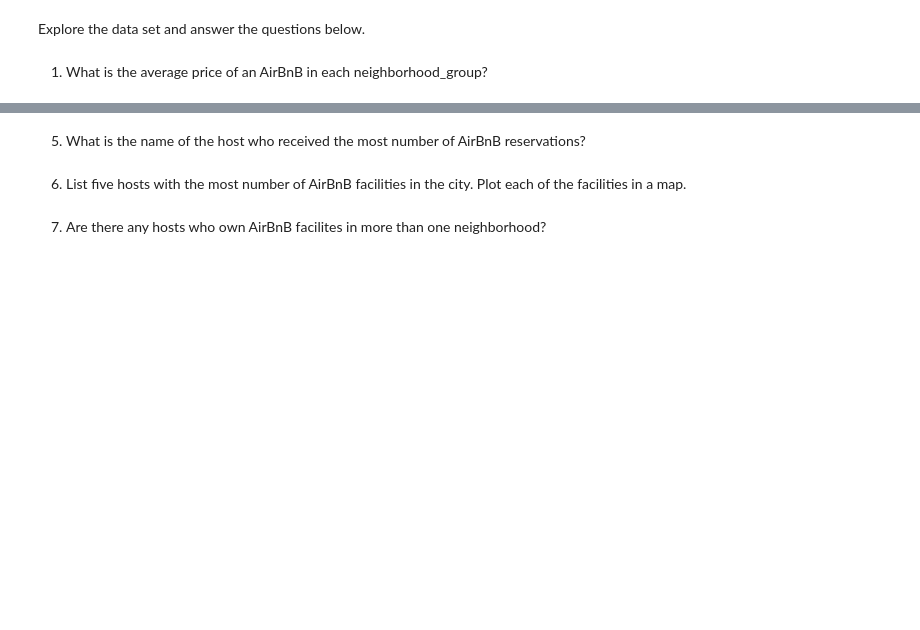
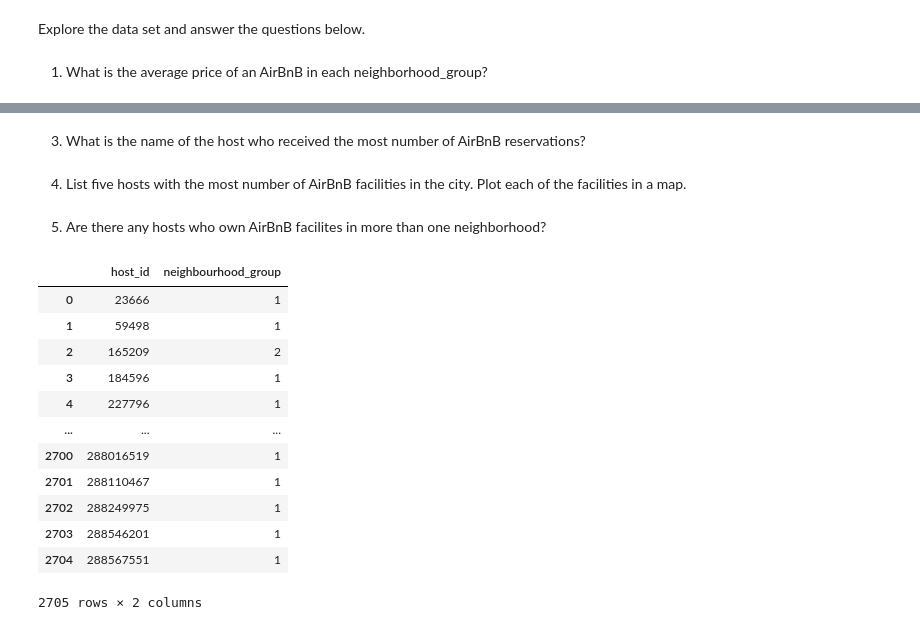
Before and after one commit to tharina11/Machine-Learning-Projects, a Jupyter notebook: 3. Singapore Airbnb data Exploratory Data Analysis/AirBnB_EDA.ipynb, the cells around one changed output, grey strips where cells are left out. Saved outputs shown, nothing was run; the diff lists cells and outputs as text; code cells hidden in the pictures; blank space fills up the shorter version.

Commit message:
Answers for 3 questions
Answered 3 questions on the AirBnB facilities

```diff
--- a/3. Singapore Airbnb data Exploratory Data Analysis/AirBnB_EDA.ipynb
+++ b/3. Singapore Airbnb data Exploratory Data Analysis/AirBnB_EDA.ipynb
@@ -248,6 +264,24 @@ Explore the data set and answer the questions below.
 # %% [markdown]
-5. What is the name of the host who received the most number of AirBnB reservations?
+3. What is the name of the host who received the most number of AirBnB reservations?
 # %% [markdown]
-6. List five hosts with the most number of AirBnB facilities in the city. Plot each of the facilities in a map.
+4. List five hosts with the most number of AirBnB facilities in the city. Plot each of the facilities in a map.
 # %% [markdown]
-7. Are there any hosts who own AirBnB facilites in more than one neighborhood?
+5. Are there any hosts who own AirBnB facilites in more than one neighborhood?
+# %%
+# Group data by host id and get unique neighborhood group for each host id
+grouped = data.groupby('host_id', as_index=False)['neighbourhood_group'].nunique()
+grouped
+# %% [output]
+|  | host_id | neighbourhood_group |
+| 0 | 23666 | 1 |
+| 1 | 59498 | 1 |
+| 2 | 165209 | 2 |
+| 3 | 184596 | 1 |
+| 4 | 227796 | 1 |
+| ... | ... | ... |
+| 2700 | 288016519 | 1 |
+| 2701 | 288110467 | 1 |
+| 2702 | 288249975 | 1 |
+| 2703 | 288546201 | 1 |
+| 2704 | 288567551 | 1 |
+2705 rows × 2 columns
```
Also changed, not shown: parts of 10 cells of this notebook.
